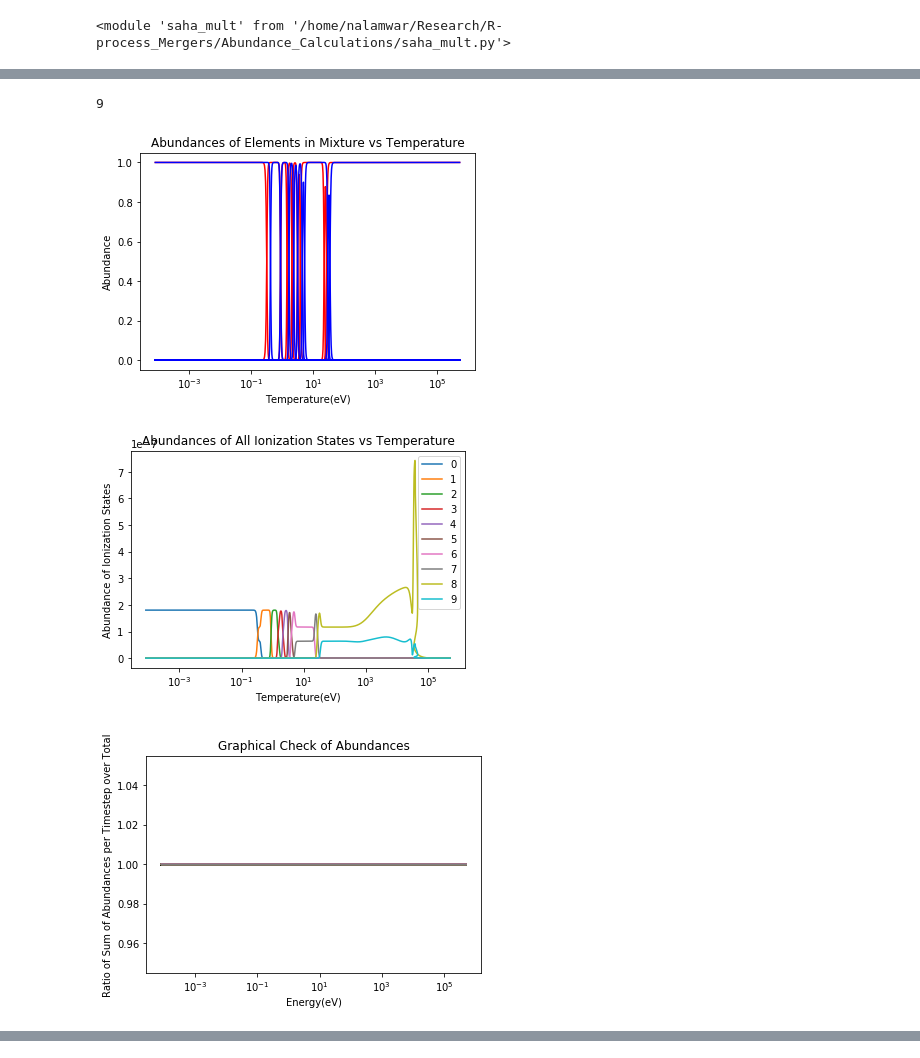
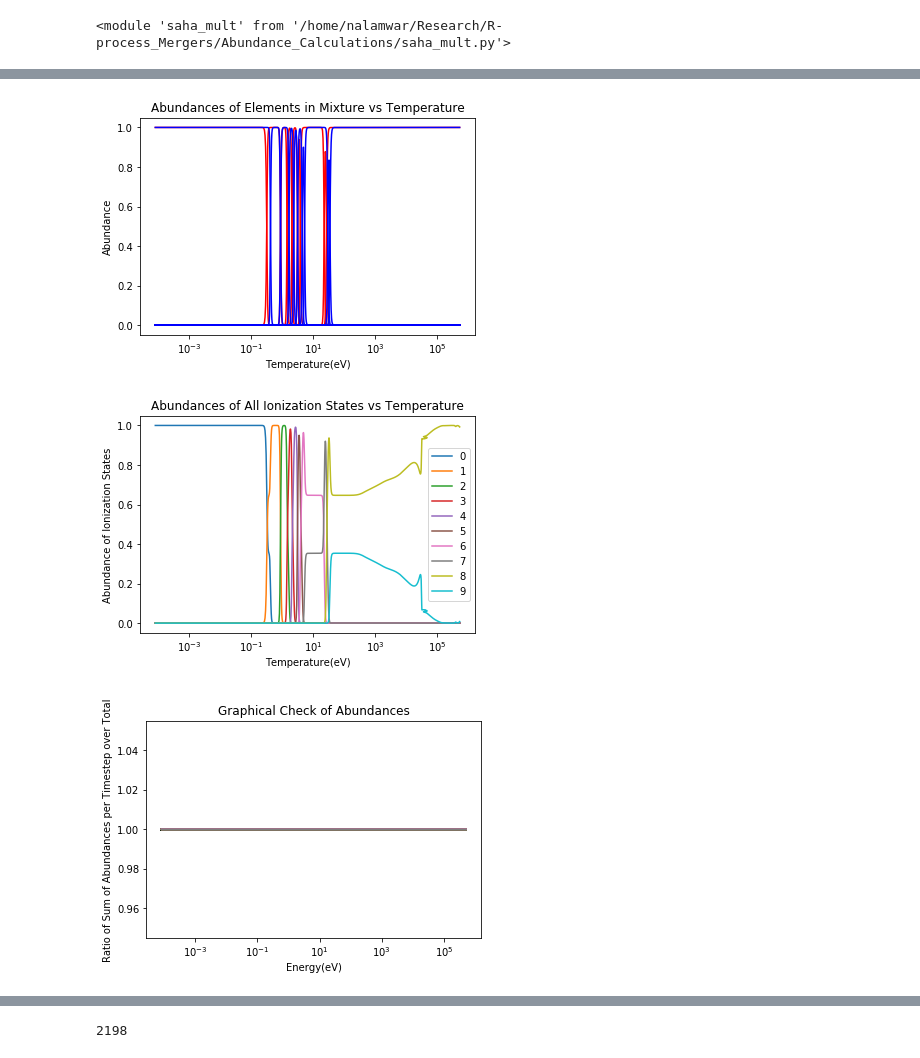
Before and after one commit to PranavNalamwar/R-process_Mergers, a Jupyter notebook: Abundance_Calculations/Abundance_Function.ipynb, the cells around one changed output, grey strips where cells are left out. Cells and saved outputs as stored; diff of their text form; code cells hidden in the pictures.

```diff
--- a/Abundance_Calculations/Abundance_Function.ipynb
+++ b/Abundance_Calculations/Abundance_Function.ipynb
@@ -131,17 +131,11 @@ print(time_elapsed)
-# %%
-len(YI[0][0])
-# %% [output]
-9
 # %%
 #Function to plot everything!At some point, I might add functionality to choosing which things to graph
 def plotter(abun):
-    colors = ['r','b']
-    x = np.zeros((len(YI[0]),len(YI[-1][0])))
-    checksum = []
+    time_start = process_time()
+    colors = ['r','b'] #Just a color scheme to indicate varying elements instead of having too many colors.
+    x = np.zeros((len(abun[0]),len(abun[-1][0]))) #Initializing the array useful in tracking ionization state abundances
+    checksum = []#Another way to calculating the total sum across time.
     index_total = [] #Calculating total sum across time
-
-    for Y in abun:
-        x[:,0:len(Y[0])] += Y
 
     #Plotting abundances
     for Y in abun:
@@ -154,36 +148,41 @@ def plotter(abun):
 
     plt.show()
 
     #PLot of all Abundances over Time
+    for Y in abun:
+        x[0:len(Y),0:len(Y[0])]+=Y
+
     for i in range(len(abun[-1][0])):
-        Ytot = np.sum(x)
-        plt.semilogx(kbEvpGK*np.array(full_temp),x[:,i],label = i)
+        Ytot = np.sum(x,1)
+        plt.semilogx(kbEvpGK*np.array(full_temp),x[:,i]/Ytot,label = i)
         plt.legend()
         plt.xlabel("Temperature(eV)")
         plt.ylabel("Abundance of Ionization States")
         plt.title("Abundances of All Ionization States vs Temperature")
 
     plt.show()
 
     #Plotting the Graphical Check
     for i in range(len(abun[0])):
         summation = 0
         temp_sum = 0
         for Y in abun:
             summation+=np.sum(Y[i])
             temp_sum+=np.sum(Y,1)
         checksum.append(summation)
         index_total.append(temp_sum)
 
-
-
     plt.semilogx(kbEvpGK*np.array(full_temp),np.array(checksum)/np.array(index_total))
     plt.xlabel("Energy(eV)")
     plt.ylabel("Ratio of Sum of Abundances per Timestep over Total")
     plt.title("Graphical Check of Abundances")
     plt.show()
+
+    #Quick calculation of how long it takes
+    time_elapsed = (process_time() - time_start)
+    print("This calculation took",time_elapsed,' sec')
 plotter(YI)
 # %% [output]
 [figure]
-[figure, old version]
+[figure, new version]
 [figure]
@@ -197,3 +197,11 @@ for arr in a:
 result = np.zeros((lenmax,ntimes))
 for arr in a:
     result[0:len(arr),:] += arr
+# %%
+x = np.zeros((len(YI[0]),len(YI[-1][0])))
+for Y in YI:
+    x[0:len(Y),0:len(Y[0])]+=Y
+xx = pd.DataFrame(x)
+xx
+# %% [output]
+2198
```
Also changed, not shown: parts of 2 cells of this notebook.
